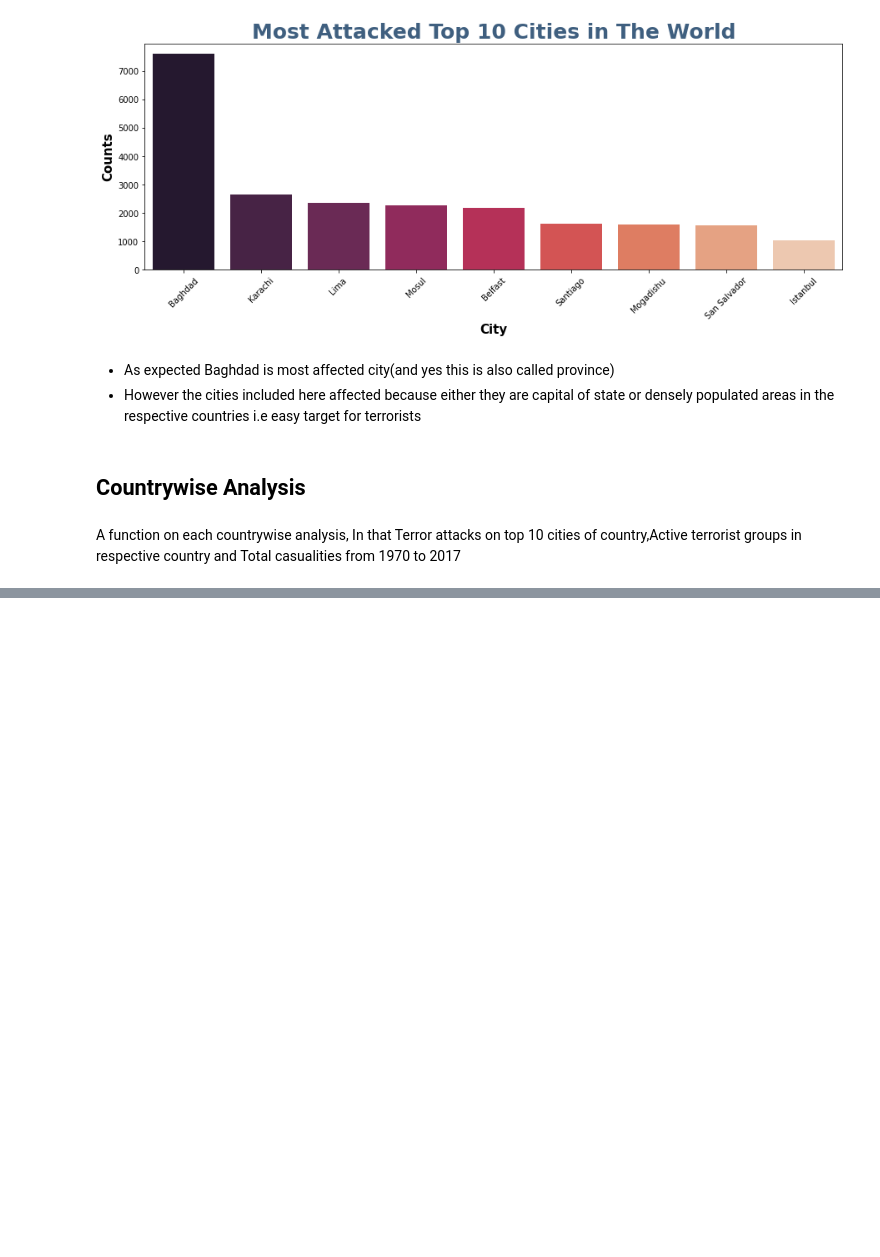
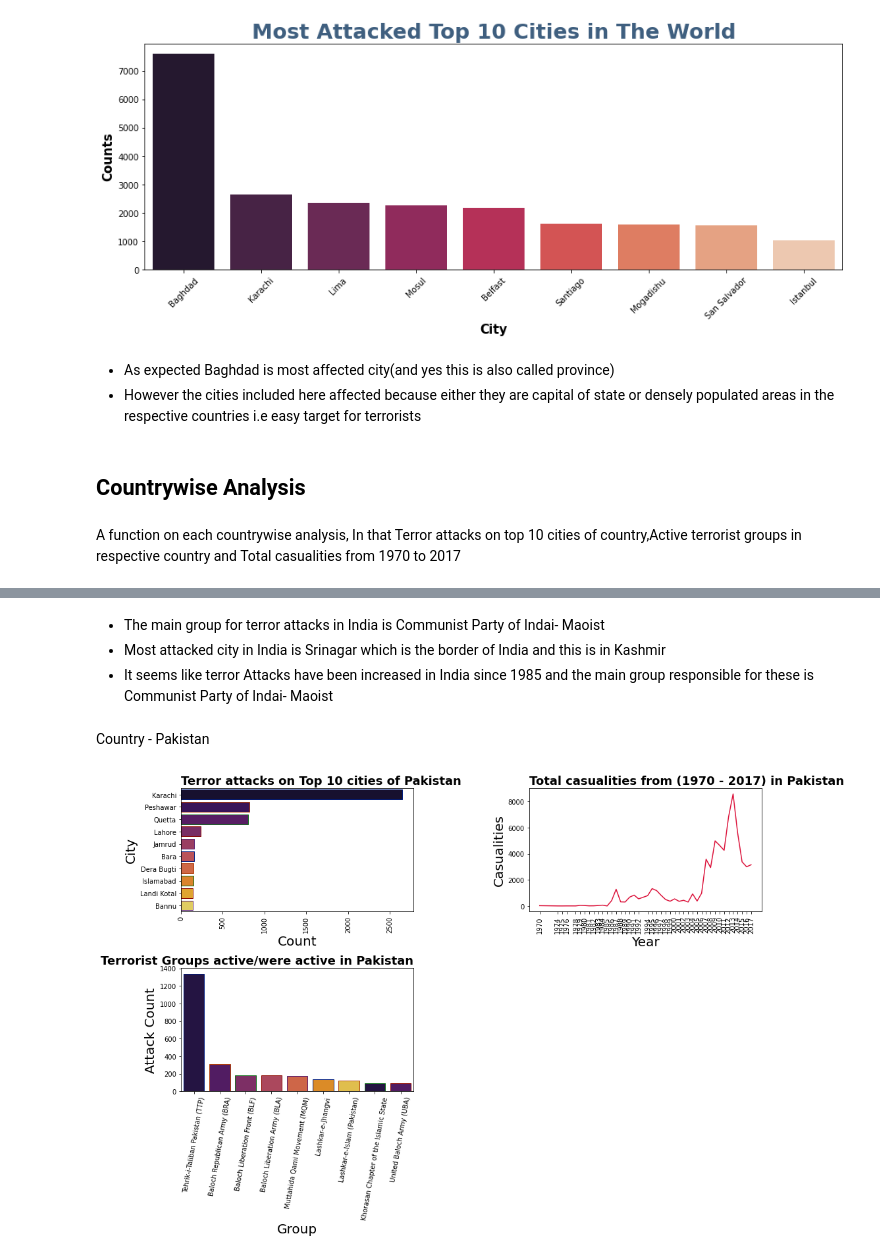
Before and after one commit to rohit-1026/Global-Terrorism-Analysis, a Jupyter notebook: Global_Terrorism_Analysis_Capstone_Project.ipynb, the cells around one changed output, grey strips where cells are left out. Drawn from its saved outputs; the diff is of its cells as text; code cells hidden in the pictures; blank space fills up the shorter version.

```diff
--- a/Global_Terrorism_Analysis_Capstone_Project.ipynb
+++ b/Global_Terrorism_Analysis_Capstone_Project.ipynb
@@ -470,0 +488,12 @@ def country_analysis(data , country=None, line_color=None , palette=None , title
+# %% [markdown]
+
+
+*   The main group for terror attacks in India is Communist Party of Indai- Maoist
+*   Most attacked city in India is Srinagar which is the border of India and this is in Kashmir
+*   It seems like terror Attacks have been increased in India since 1985 and the main group responsible for these is Communist Party of Indai- Maoist
+# %% [markdown]
+Country - Pakistan
+# %%
+country_analysis(df, country ='Pakistan', palette = 'inferno', line_color = 'crimson')
+# %% [output]
+[figure, added]
```
Also changed, not shown: parts of 9 cells of this notebook.
